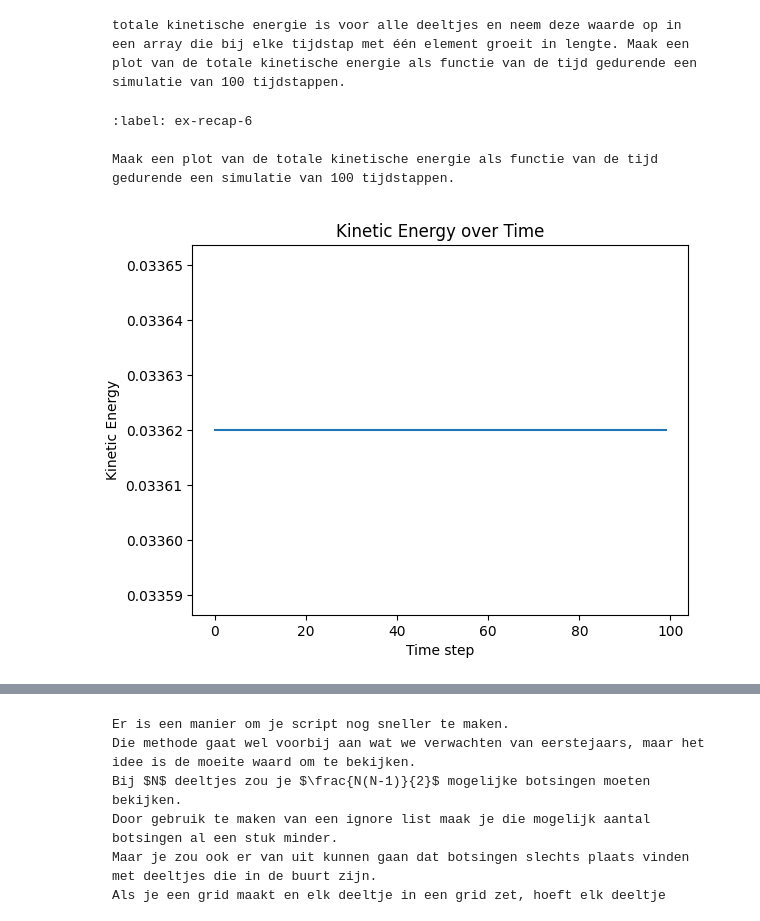
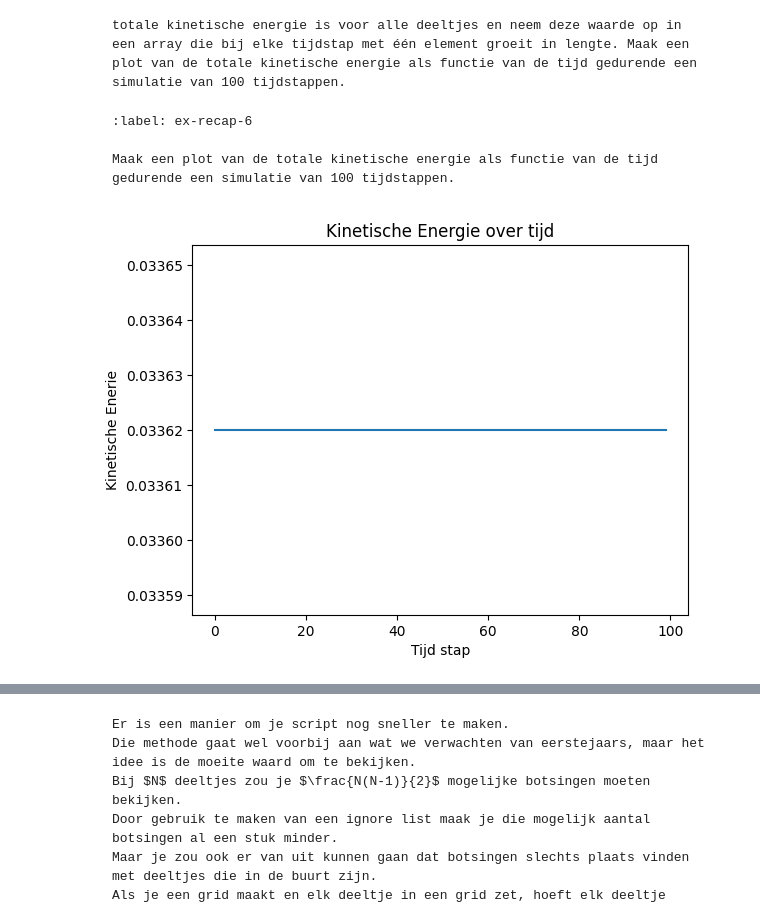
Before and after one commit to Ra3141592/Thermolab_eigen, a Jupyter notebook: Content/PySim/3_recap.ipynb, the cells around one changed output, grey strips where cells are left out. Drawn from its saved outputs; the diff is of its cells as text; code cells hidden in the pictures.

```diff
--- a/Content/PySim/3_recap.ipynb
+++ b/Content/PySim/3_recap.ipynb
@@ -306,10 +304,10 @@ Maak een plot van de totale kinetische energie als functie van de tijd gedurende
 # %%
 plt.figure()
 plt.plot(kin_energy_array)
-plt.xlabel('Time step')
-plt.ylabel('Kinetic Energy')
+plt.xlabel('Tijd stap')
+plt.ylabel('Kinetische enerie')
 plt.ylim(min(kin_energy_array)*0.999, max(kin_energy_array)*1.001)
-plt.title('Kinetic Energy over Time')
+plt.title('Kinetische Energie over tijd')
 plt.show()
 # %% [output]
-[figure, old version]
+[figure, new version]
```
Also changed, not shown: parts of 8 cells of this notebook.
